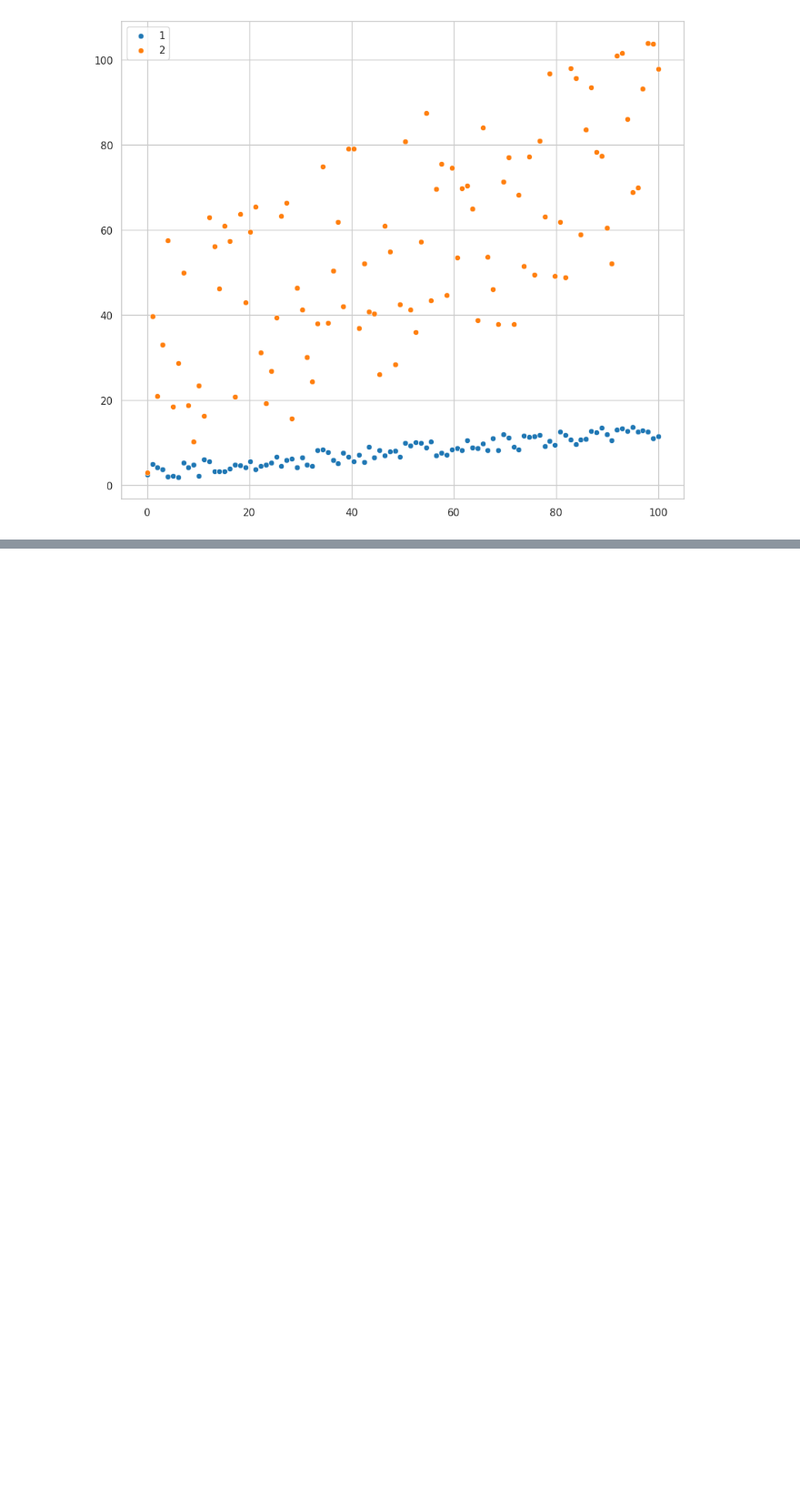
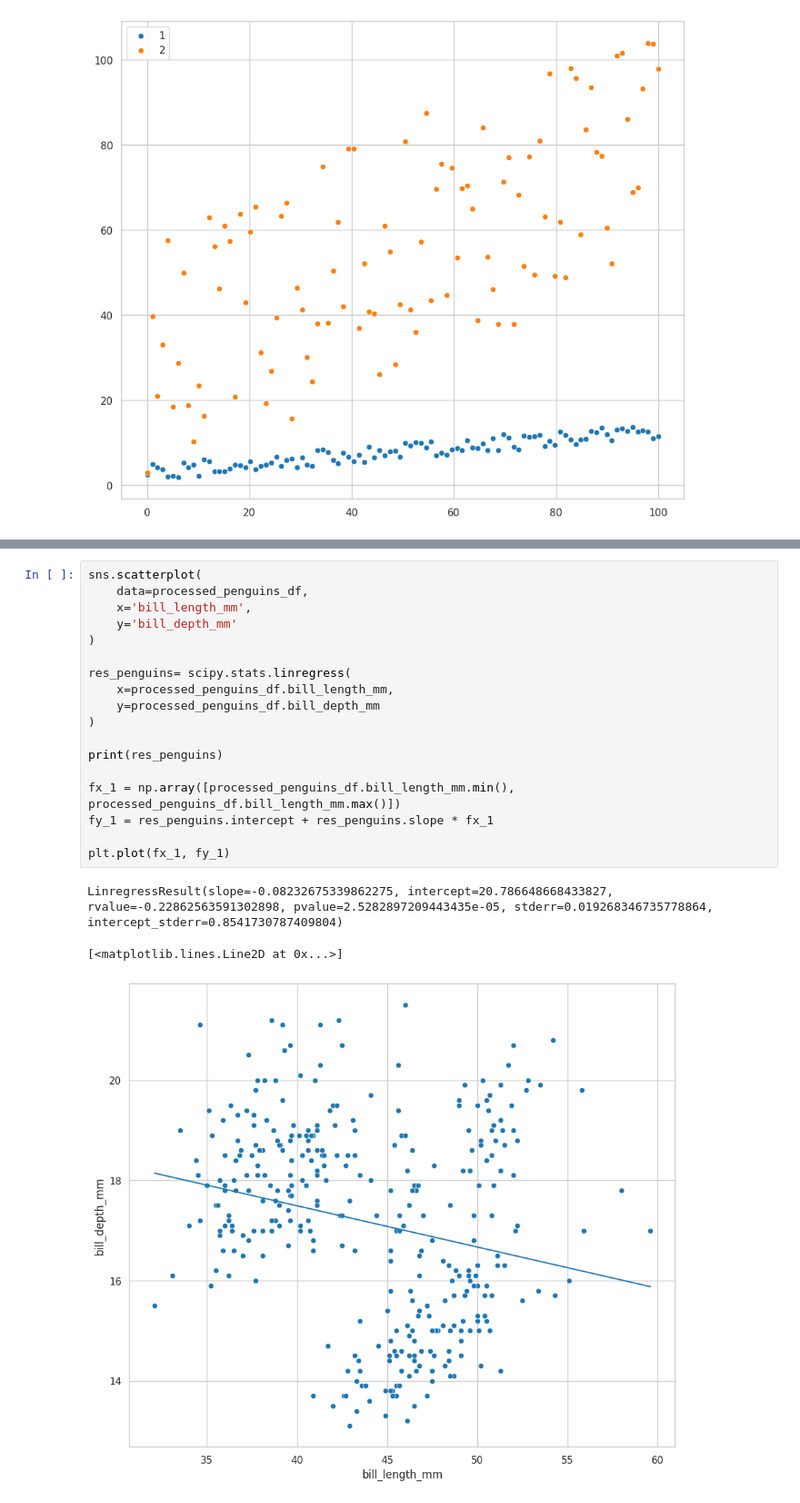
Before and after one commit to M-Alejo/analisis_exploratorio, a Jupyter notebook: conociendo_datos.ipynb, the cells around one changed output, grey strips where cells are left out. Shown at 91% size. Cells and saved outputs as stored; diff of their text form; blank space fills up the shorter version.

```diff
--- a/conociendo_datos.ipynb
+++ b/conociendo_datos.ipynb
@@ -895,0 +932,22 @@ print(np.corrcoef(x_2, y_2))
+# %%
+sns.scatterplot(
+    data=processed_penguins_df,
+    x='bill_length_mm',
+    y='bill_depth_mm'
+)
+
+res_penguins= scipy.stats.linregress(
+    x=processed_penguins_df.bill_length_mm,
+    y=processed_penguins_df.bill_depth_mm
+)
+
+print(res_penguins)
+
+fx_1 = np.array([processed_penguins_df.bill_length_mm.min(), processed_penguins_df.bill_length_mm.max()])
+fy_1 = res_penguins.intercept + res_penguins.slope * fx_1
+
+plt.plot(fx_1, fy_1)
+# %% [output]
+LinregressResult(slope=-0.08232675339862275, intercept=20.786648668433827, rvalue=-0.22862563591302898, pvalue=2.5282897209443435e-05, stderr=0.019268346735778864, intercept_stderr=0.8541730787409804)
+[<matplotlib.lines.Line2D at 0x...>]
+[figure, added]
```
Also changed, not shown: parts of 5 cells of this notebook.
